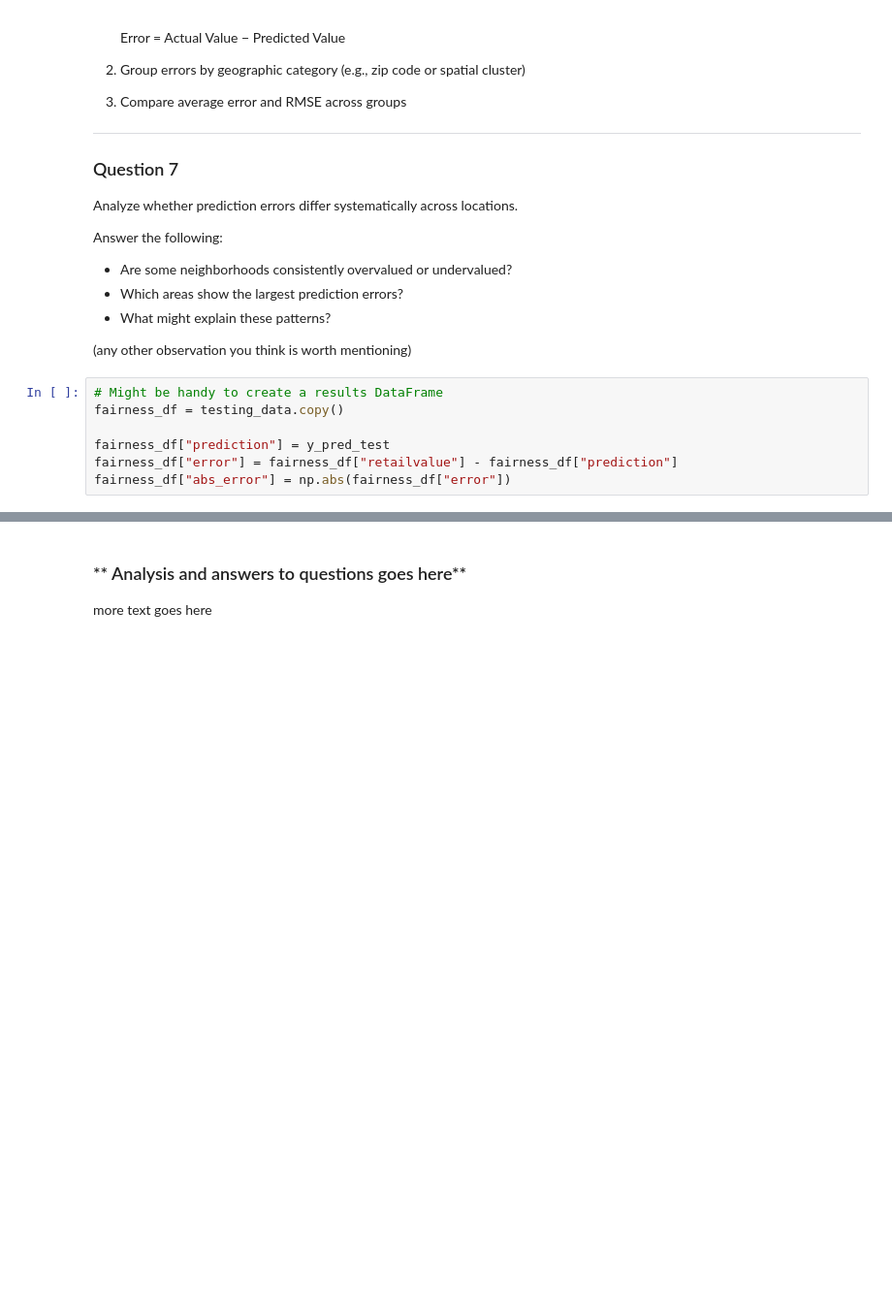
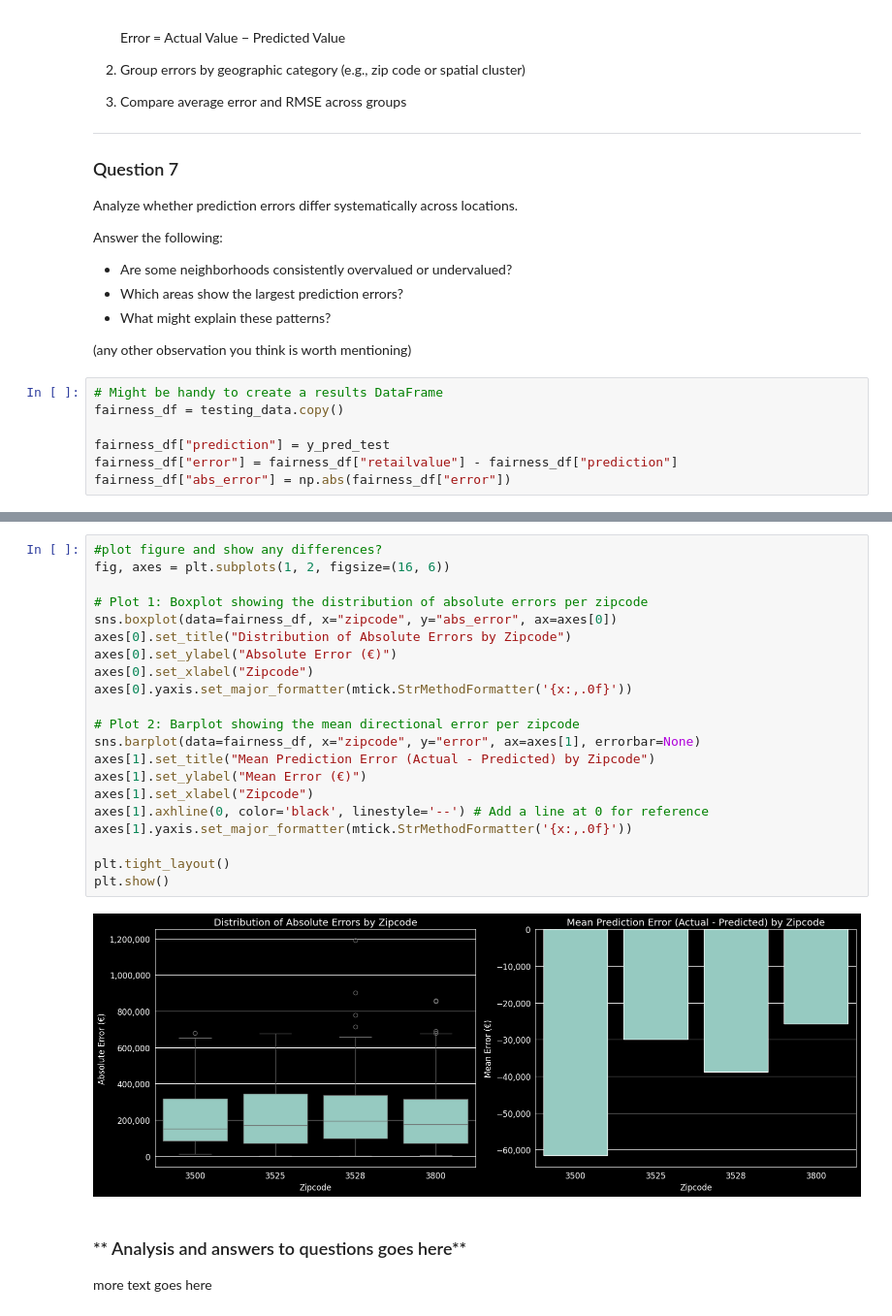
Before and after one commit to Tiimeeeyy/DataAnalysis26, a Jupyter notebook: clinic2/ DA-clinic2.ipynb, the cells around one changed output, grey strips where cells are left out. Shown at 97% size. Cells and saved outputs as stored; diff of their text form; blank space fills up the shorter version.

```diff
--- a/clinic2/ DA-clinic2.ipynb
+++ b/clinic2/ DA-clinic2.ipynb
@@ -1435,3 +1472,26 @@ fairness_df["abs_error"] = np.abs(fairness_df["error"])
+# %%
+#plot figure and show any differences?
+fig, axes = plt.subplots(1, 2, figsize=(16, 6))
+
+# Plot 1: Boxplot showing the distribution of absolute errors per zipcode
+sns.boxplot(data=fairness_df, x="zipcode", y="abs_error", ax=axes[0])
+axes[0].set_title("Distribution of Absolute Errors by Zipcode")
+axes[0].set_ylabel("Absolute Error (€)")
+axes[0].set_xlabel("Zipcode")
+axes[0].yaxis.set_major_formatter(mtick.StrMethodFormatter('{x:,.0f}'))
+
+# Plot 2: Barplot showing the mean directional error per zipcode
+sns.barplot(data=fairness_df, x="zipcode", y="error", ax=axes[1], errorbar=None)
+axes[1].set_title("Mean Prediction Error (Actual - Predicted) by Zipcode")
+axes[1].set_ylabel("Mean Error (€)")
+axes[1].set_xlabel("Zipcode")
+axes[1].axhline(0, color='black', linestyle='--') # Add a line at 0 for reference
+axes[1].yaxis.set_major_formatter(mtick.StrMethodFormatter('{x:,.0f}'))
+
+plt.tight_layout()
+plt.show()
+# %% [output]
+[figure, added]
 # %% [markdown]
 ### ** Analysis and answers to questions goes here**
 
```
Also changed, not shown: parts of 11 cells of this notebook.
